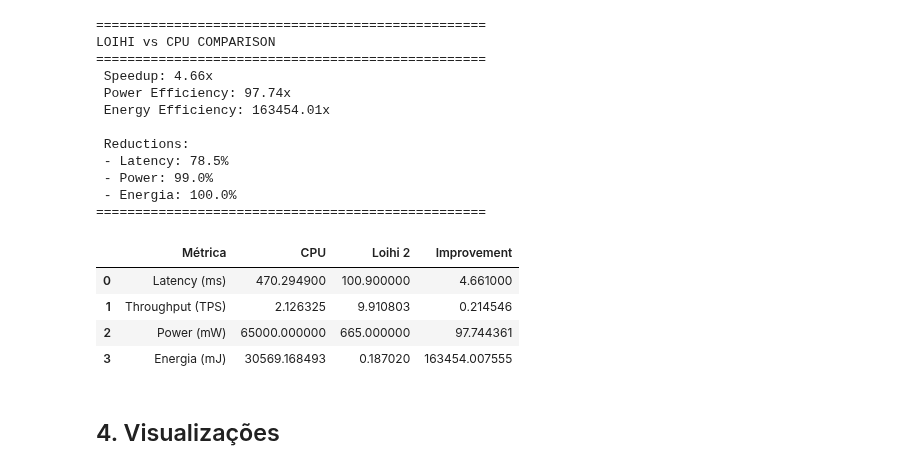
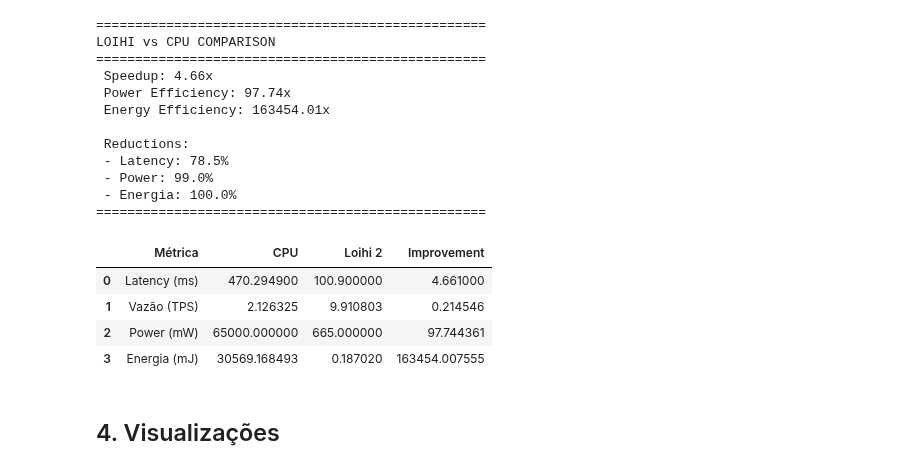
Before and after one commit to firebitsbr/fraud-detection-neuromorphic, a Jupyter notebook: notebooks/03-loihi_benchmark-pt.ipynb, the cells around one changed output. Saved outputs shown, nothing was run; the diff lists cells and outputs as text; code cells hidden in the pictures.

```diff
--- a/notebooks/03-loihi_benchmark-pt.ipynb
+++ b/notebooks/03-loihi_benchmark-pt.ipynb
@@ -283,14 +283,14 @@ Agora vamos simular como seria a performance no chip neuromórfico Loihi 2.
 loihi = LoihiSimulator()
 
 # Network specifications
-network_neurons = 256 + 128 + 64 + 2 # 450 neurons
+network_neurônios = 256 + 128 + 64 + 2 # 450 neurônios
 network_synapses = (256 * 128) + (128 * 64) + (64 * 2) # 41,088 sinapses
 
 print(f" network Neural:")
-print(f" - neurons: {network_neurons:,}")
+print(f" - neurônios: {network_neurônios:,}")
 print(f" - Sinapses: {network_synapses:,}")
 print(f"\n Loihi 2 Specs:")
 print(f" - Cores: {loihi.specs.num_cores}")
-print(f" - neurons: {loihi.specs.total_neurons:,}")
-print(f" - Power/core: {loihi.specs.power_per_core_active*1000:.1f} mW")
+print(f" - neurônios: {loihi.specs.total_neurônios:,}")
+print(f" - Power/core: {loihi.specs.potência_per_core_active*1000:.1f} mW")
 # %% [output]
@@ -352,24 +352,24 @@ Ops Sinápticas: 369,792,000
 ## 3. Comparação e Análise
 # %%
 # Comparar com CPU
-cpu_power_w = 65.0 # TDP típico de CPU Intel Core i5/i7
+cpu_potência_w = 65.0 # TDP típico de CPU Intel Core i5/i7
 
 comparison = compare_with_cpu(
  loihi_metrics=loihi_metrics,
- cpu_latency_ms=cpu_metrics['mean_latency_ms'],
- cpu_power_w=cpu_power_w
+ cpu_latência_ms=cpu_metrics['mean_latência_ms'],
+ cpu_potência_w=cpu_potência_w
 )
 
 print("\n" + "="*50)
 print("LOIHI vs CPU COMPARISON")
 print("="*50)
 print(f" Speedup: {comparison['speedup']:.2f}x")
-print(f" Power Efficiency: {comparison['power_efficiency']:.2f}x")
-print(f" Energy Efficiency: {comparison['energy_efficiency']:.2f}x")
+print(f" Power Efficiency: {comparison['potência_eficiência']:.2f}x")
+print(f" Energy Efficiency: {comparison['energia_eficiência']:.2f}x")
 print(f"\n Reductions:")
-print(f" - latency: {comparison['latency_reduction_percent']:.1f}%")
-print(f" - power: {comparison['power_reduction_percent']:.1f}%")
-print(f" - energy: {comparison['energy_reduction_percent']:.1f}%")
+print(f" - latência: {comparison['latência_reduction_percent']:.1f}%")
+print(f" - potência: {comparison['potência_reduction_percent']:.1f}%")
+print(f" - energia: {comparison['energia_reduction_percent']:.1f}%")
 print("="*50)
 # %% [output]
 ==================================================
@@ -387,27 +387,27 @@ LOIHI vs CPU COMPARISON
 # %%
 # Criar DataFrame comparativo
 comparison_df = pd.DataFrame({
- 'metric': ['latency (ms)', 'Throughput (TPS)', 'power (mW)', 'energy (mJ)'],
+ 'metric': ['latência (ms)', 'Vazão (TPS)', 'potência (mW)', 'energia (mJ)'],
  'CPU': [
- cpu_metrics['mean_latency_ms'],
+ cpu_metrics['mean_latência_ms'],
  cpu_metrics['throughput_fps'],
- cpu_power_w * 1000, # 65W em mW
- (cpu_power_w * 1000 * cpu_metrics['mean_latency_ms']) / 1000 # mJ
+ cpu_potência_w * 1000, # 65W em mW
+ (cpu_potência_w * 1000 * cpu_metrics['mean_latência_ms']) / 1000 # mJ
  ],
  'Loihi 2': [
- loihi_metrics.latency_ms,
+ loihi_metrics.latência_ms,
  loihi_metrics.throughput_fps,
- loihi_metrics.power_mw,
- loihi_metrics.energy_mj
+ loihi_metrics.potência_mw,
+ loihi_metrics.energia_mj
  ]
 })
 
 comparison_df['Improvement'] = comparison_df['CPU'] / comparison_df['Loihi 2']
 comparison_df
 # %% [output]
 |  | Métrica | CPU | Loihi 2 | Improvement |
 | 0 | Latency (ms) | 470.294900 | 100.900000 | 4.661000 |
-| 1 | Throughput (TPS) | 2.126325 | 9.910803 | 0.214546 |
+| 1 | Vazão (TPS) | 2.126325 | 9.910803 | 0.214546 |
 | 2 | Power (mW) | 65000.000000 | 665.000000 | 97.744361 |
 | 3 | Energia (mJ) | 30569.168493 | 0.187020 | 163454.007555 |
 # %% [markdown]
```
Also changed, not shown: parts of 19 cells of this notebook, 13 other files.
